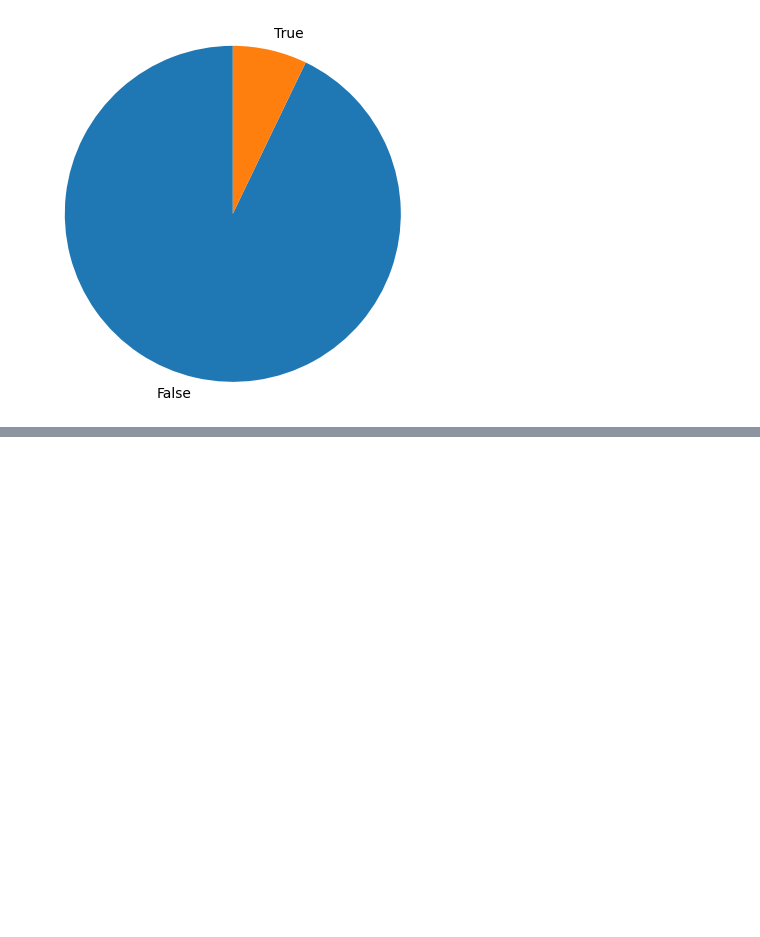
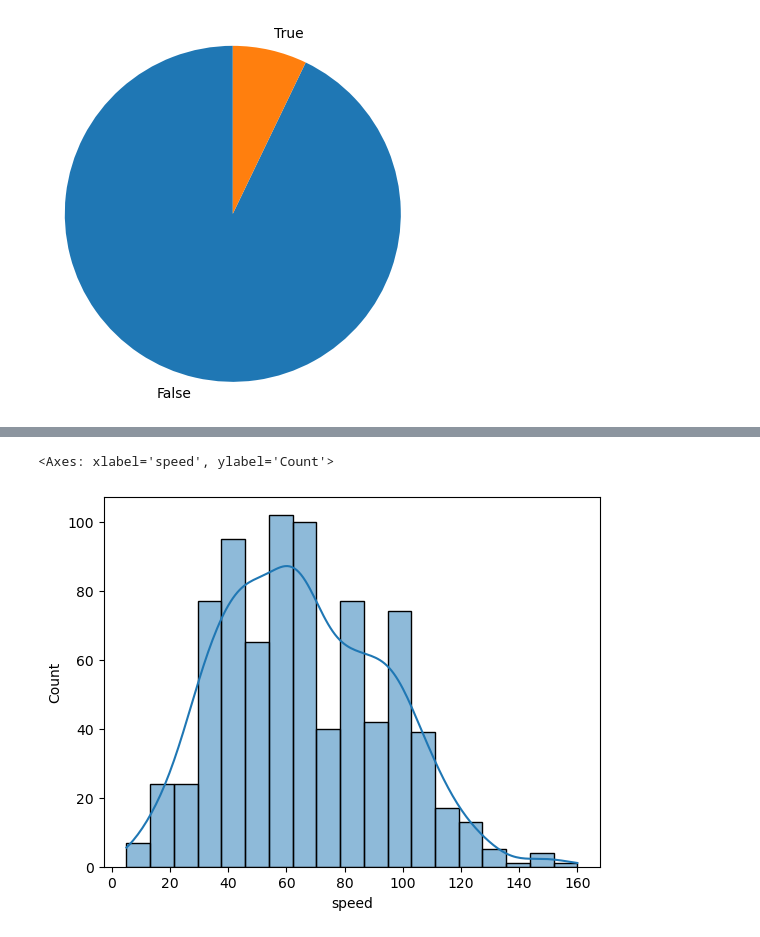
Before and after one commit to Nihal-Awad/Matplot-Seaborn-Practice, a Jupyter notebook: Visualization.ipynb, the cells around one changed output, grey strips where cells are left out. Saved outputs shown, nothing was run; the diff lists cells and outputs as text; code cells hidden in the pictures; blank space fills up the shorter version.

```diff
--- a/Visualization.ipynb
+++ b/Visualization.ipynb
@@ -231,0 +226,5 @@ sns.displot(pokemon['speed'], kde=True)
+# %%
+sns.histplot(pokemon['speed'], kde=True)
+# %% [output]
+<Axes: xlabel='speed', ylabel='Count'>
+[figure, added]
```
Also changed, not shown: parts of 17 cells of this notebook.
